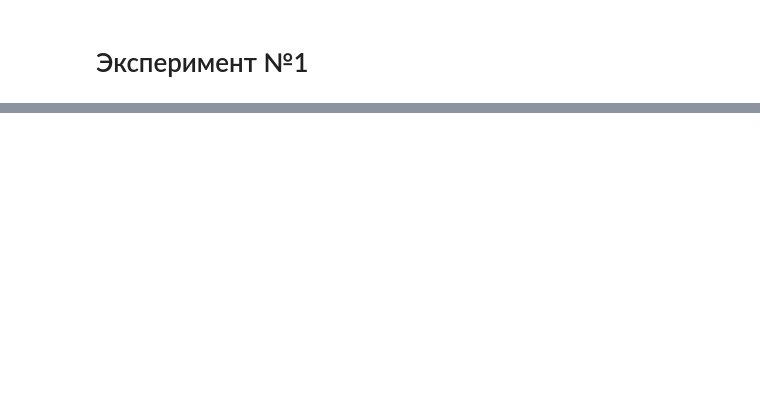
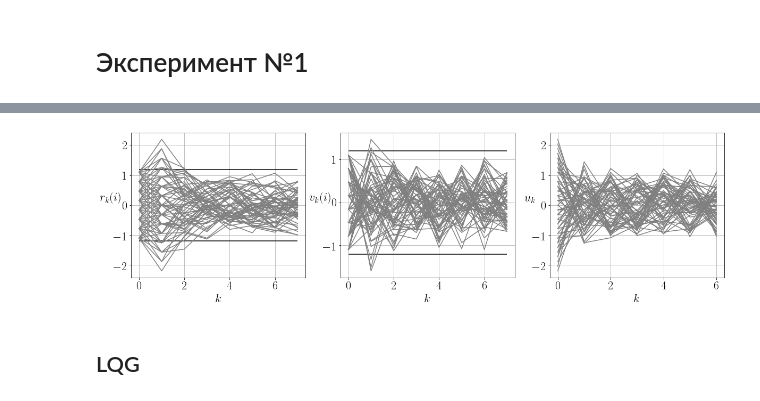
Before and after one commit to tarrapid/mai_update, a Jupyter notebook: notebooks/example_system.ipynb, the cells around one changed output, grey strips where cells are left out. Cells and saved outputs as stored; diff of their text form; code cells hidden in the pictures; blank space fills up the shorter version.

```diff
--- a/notebooks/example_system.ipynb
+++ b/notebooks/example_system.ipynb
@@ -112,0 +232,66 @@ plot_modelling(sys, x_list, u_list, ksi_list)
+# %%
+plt.rcParams['text.usetex'] = True
+plt.rcParams.update({'font.size': 22})
+# %%
+x_res, u_res, ksi_res = [], [], []
+
+x_min = -1.1
+x_max = 1.1
+n_sample = 8**2
+
+x1 = np.linspace(x_min, x_max, int(np.sqrt(n_sample)))
+x2 = np.linspace(x_min, x_max, int(np.sqrt(n_sample)))
+xv, yv = np.meshgrid(x1, x2)
+x0_list = np.array(list(zip(xv.ravel(), yv.ravel())))
+
+for random_seed, x0 in enumerate(x0_list):
+    x0 = x0.reshape(-1, 1)
+    x_list, u_list = [x0], []
+    np.random.seed(random_seed)
+    ksi_list = np.random.uniform(
+        low=model.m_ksi-model.eps,
+        high=model.m_ksi + model.eps,
+        size=model.N + 1
+    )
+
+    for k in np.arange(model.N + 1):
+        u_k = lpch.gamma(k, x_list[-1])
+        x = model.f(x_list[-1], u_k, ksi_list[k])
+
+        x_list.append(x)
+        u_list.append(u_k)
+
+    x_res.append(x_list)
+    u_res.append(u_list)
+
+x_res = np.array(x_res)
+u_res = np.array(u_res)
+
+
+fig, ax = plt.subplots(1, model.n + 1, figsize=(5*(model.n+2), 5))
+for x_list, u_list in zip(x_res, u_res):
+    ax[0].plot(x_list[:, 0], "-", color='grey')
+    ax[0].set_xlabel('$k$')
+    ax[0].set_ylabel('$r_k(i)$', rotation=0)
+
+    ax[1].plot(x_list[:, 1], "-", color='grey')
+    ax[1].set_xlabel('$k$')
+    ax[1].set_ylabel('$v_k(i)$', rotation=0)
+
+    ax[model.n].plot(u_list, "-", color='grey')
+    ax[model.n].set_xlabel('$k$')
+    ax[model.n].set_ylabel('$u_k$', rotation=0)
+
+
+for i in np.arange(model.n):
+    #ax[i].set_title(f"Динамика состояния системы по: X_{i + 1}")
+    ax[i].hlines(model.fi / model.vec_lambda[i], 0, model.N+1, linestyle="-")
+    ax[i].hlines(-(model.fi / model.vec_lambda[i]), 0, model.N+1, linestyle="-")
+    ax[i].grid()
+
+#ax[model.n].set_title(f"Управление: U")
+ax[model.n].grid()
+# %% [output]
+[figure, added]
+# %% [markdown]
+## LQG
```
Also changed, not shown: parts of 54 cells of this notebook, 2 other files.
